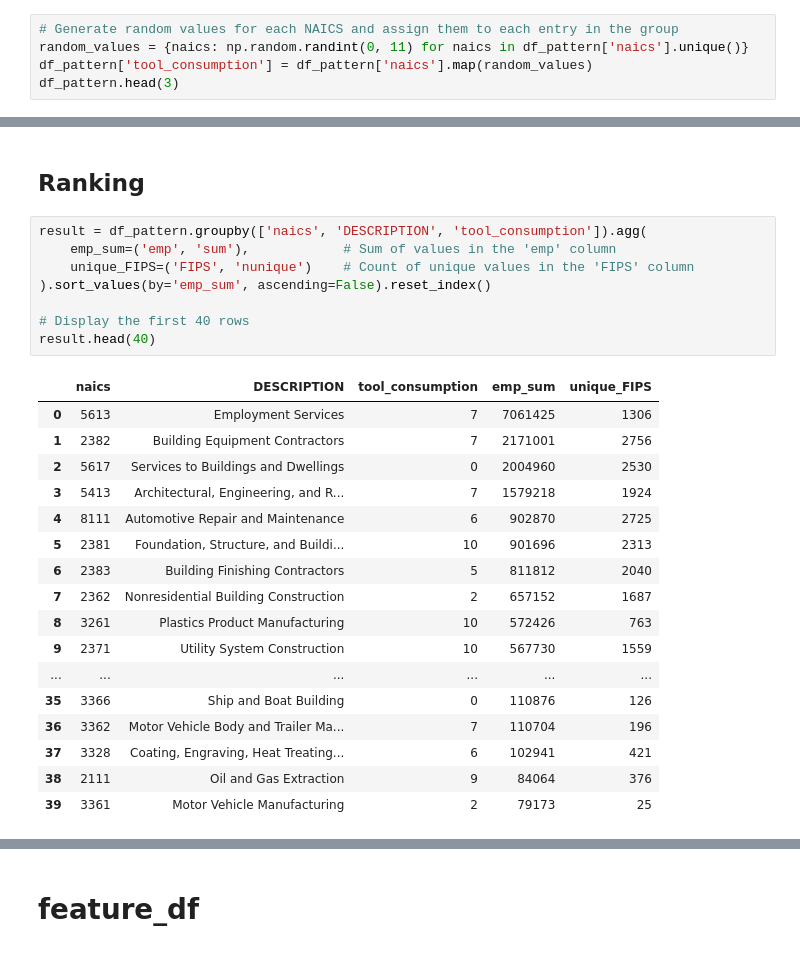
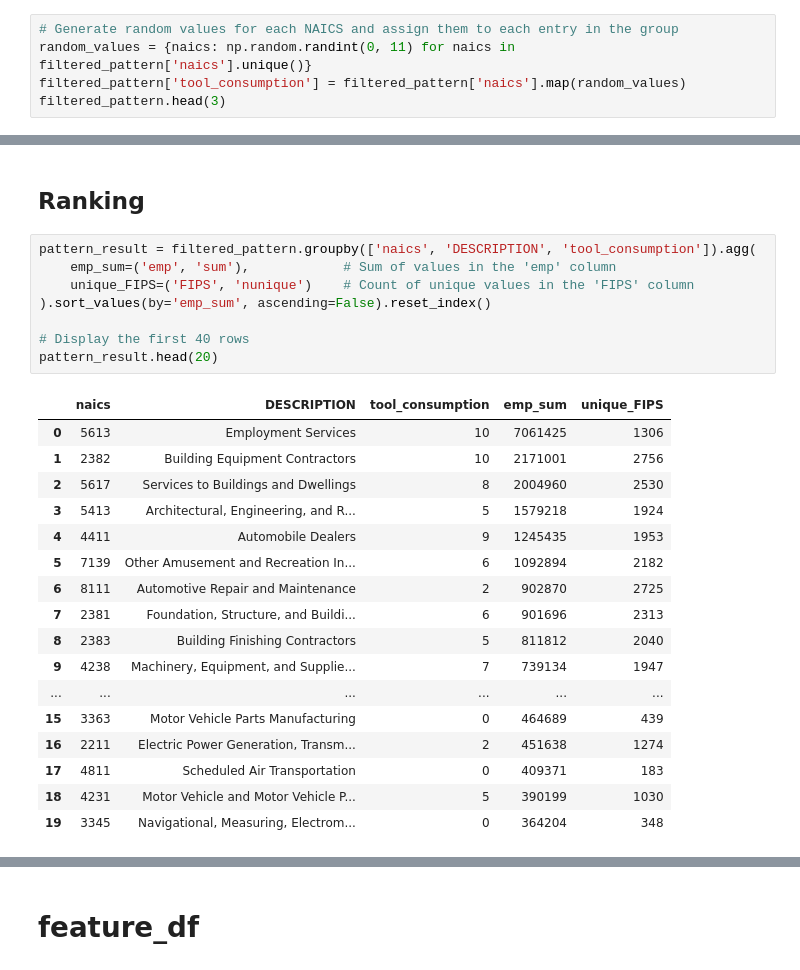
Before and after one commit to dkkdark/Data-Driven-Modeling-WS24-25, a Jupyter notebook: notebooks/data_preparation.ipynb, the cells around one changed output, grey strips where cells are left out. Cells and saved outputs as stored; diff of their text form.

```diff
--- a/notebooks/data_preparation.ipynb
+++ b/notebooks/data_preparation.ipynb
@@ -245,7 +229,7 @@ Here, the individual industries must be evaluated by **domain knowledge** with r
 We will insert random values between 0 and 10 as an example
 # %%
 # Generate random values for each NAICS and assign them to each entry in the group
-random_values = {naics: np.random.randint(0, 11) for naics in df_pattern['naics'].unique()}
-df_pattern['tool_consumption'] = df_pattern['naics'].map(random_values)
-df_pattern.head(3)
+random_values = {naics: np.random.randint(0, 11) for naics in filtered_pattern['naics'].unique()}
+filtered_pattern['tool_consumption'] = filtered_pattern['naics'].map(random_values)
+filtered_pattern.head(3)
 # %% [output]
@@ -302,30 +246,30 @@ df_pattern.groupby(['naics', 'DESCRIPTION']).agg(
 # %% [markdown]
 ## Ranking
 # %%
-result = df_pattern.groupby(['naics', 'DESCRIPTION', 'tool_consumption']).agg(
+pattern_result = filtered_pattern.groupby(['naics', 'DESCRIPTION', 'tool_consumption']).agg(
     emp_sum=('emp', 'sum'),            # Sum of values in the 'emp' column
     unique_FIPS=('FIPS', 'nunique')    # Count of unique values in the 'FIPS' column
 ).sort_values(by='emp_sum', ascending=False).reset_index()
 
 # Display the first 40 rows
-result.head(40)
+pattern_result.head(20)
 # %% [output]
 |  | naics | DESCRIPTION | tool_consumption | emp_sum | unique_FIPS |
-| 0 | 5613 | Employment Services | 7 | 7061425 | 1306 |
-| 1 | 2382 | Building Equipment Contractors | 7 | 2171001 | 2756 |
-| 2 | 5617 | Services to Buildings and Dwellings | 0 | 2004960 | 2530 |
-| 3 | 5413 | Architectural, Engineering, and R... | 7 | 1579218 | 1924 |
-| 4 | 8111 | Automotive Repair and Maintenance | 6 | 902870 | 2725 |
-| 5 | 2381 | Foundation, Structure, and Buildi... | 10 | 901696 | 2313 |
-| 6 | 2383 | Building Finishing Contractors | 5 | 811812 | 2040 |
-| 7 | 2362 | Nonresidential Building Construction | 2 | 657152 | 1687 |
-| 8 | 3261 | Plastics Product Manufacturing | 10 | 572426 | 763 |
-| 9 | 2371 | Utility System Construction | 10 | 567730 | 1559 |
+| 0 | 5613 | Employment Services | 10 | 7061425 | 1306 |
+| 1 | 2382 | Building Equipment Contractors | 10 | 2171001 | 2756 |
+| 2 | 5617 | Services to Buildings and Dwellings | 8 | 2004960 | 2530 |
+| 3 | 5413 | Architectural, Engineering, and R... | 5 | 1579218 | 1924 |
+| 4 | 4411 | Automobile Dealers | 9 | 1245435 | 1953 |
+| 5 | 7139 | Other Amusement and Recreation In... | 6 | 1092894 | 2182 |
+| 6 | 8111 | Automotive Repair and Maintenance | 2 | 902870 | 2725 |
+| 7 | 2381 | Foundation, Structure, and Buildi... | 6 | 901696 | 2313 |
+| 8 | 2383 | Building Finishing Contractors | 5 | 811812 | 2040 |
+| 9 | 4238 | Machinery, Equipment, and Supplie... | 7 | 739134 | 1947 |
 | ... | ... | ... | ... | ... | ... |
-| 35 | 3366 | Ship and Boat Building | 0 | 110876 | 126 |
-| 36 | 3362 | Motor Vehicle Body and Trailer Ma... | 7 | 110704 | 196 |
-| 37 | 3328 | Coating, Engraving, Heat Treating... | 6 | 102941 | 421 |
-| 38 | 2111 | Oil and Gas Extraction | 9 | 84064 | 376 |
-| 39 | 3361 | Motor Vehicle Manufacturing | 2 | 79173 | 25 |
+| 15 | 3363 | Motor Vehicle Parts Manufacturing | 0 | 464689 | 439 |
+| 16 | 2211 | Electric Power Generation, Transm... | 2 | 451638 | 1274 |
+| 17 | 4811 | Scheduled Air Transportation | 0 | 409371 | 183 |
+| 18 | 4231 | Motor Vehicle and Motor Vehicle P... | 5 | 390199 | 1030 |
+| 19 | 3345 | Navigational, Measuring, Electrom... | 0 | 364204 | 348 |
 # %%
 # Create a copy of the DataFrame
```
Also changed, not shown: parts of 24 cells of this notebook.
